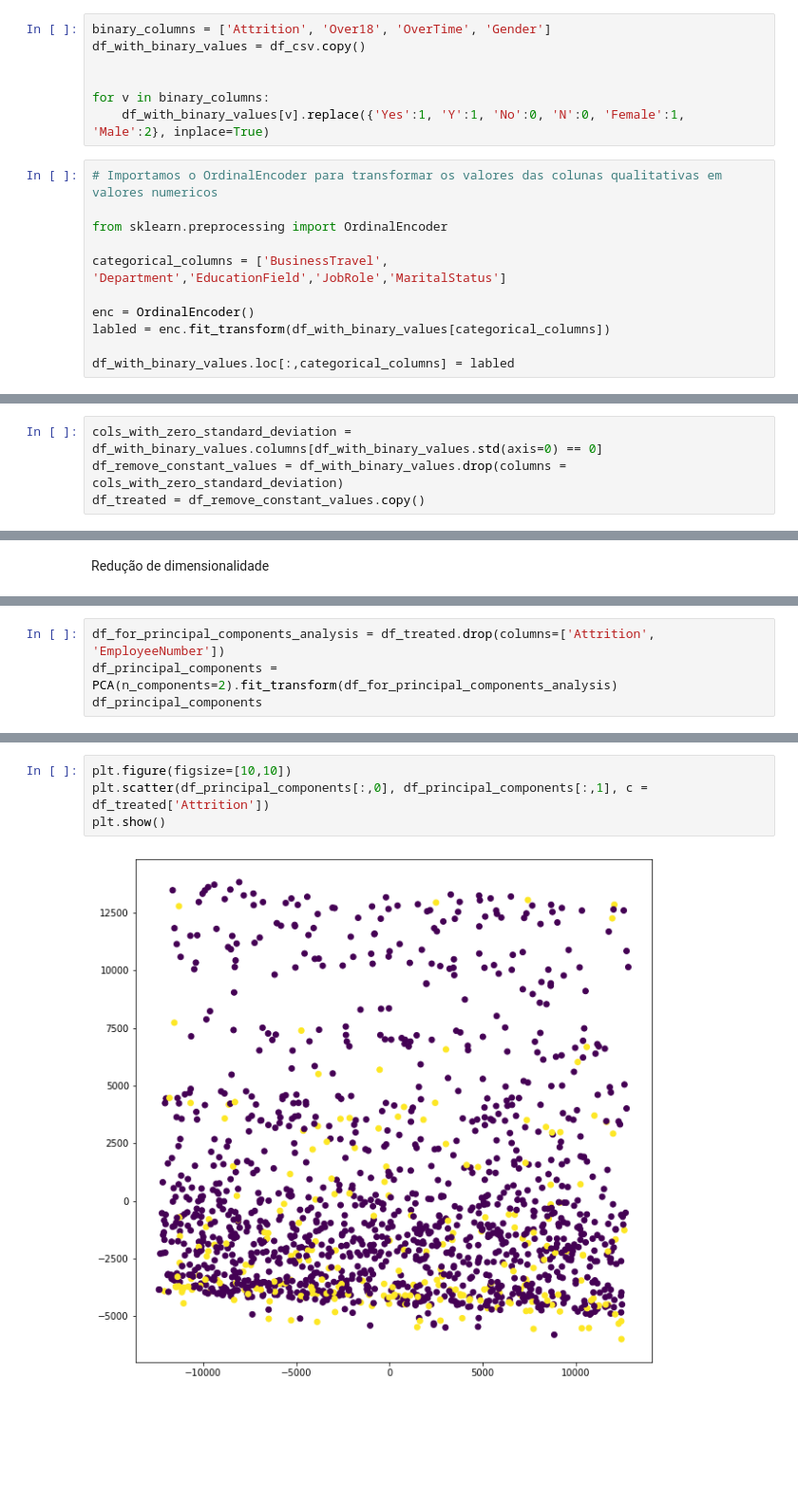
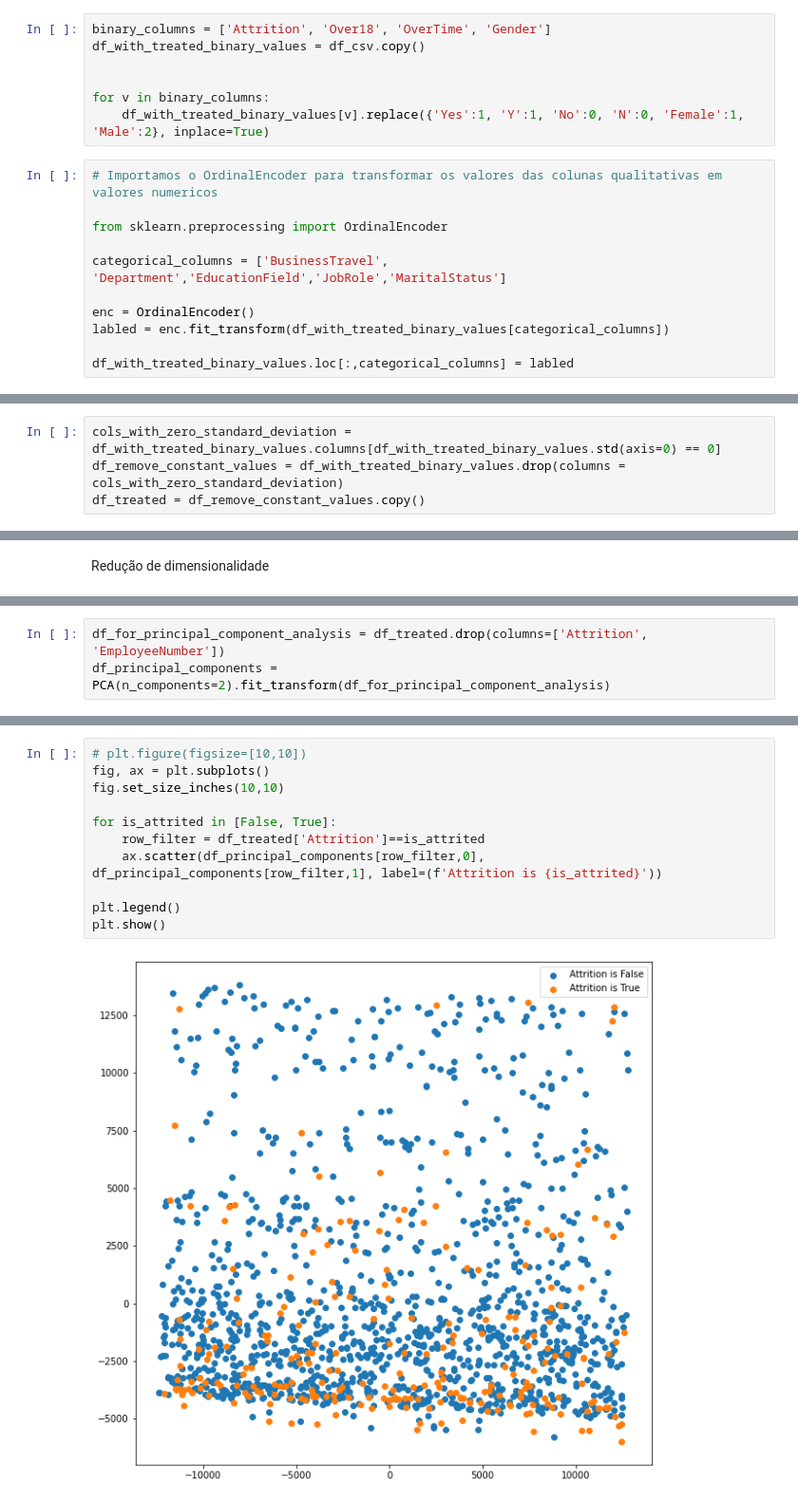
Before and after one commit to gasp37/employee-attrition-and-performance, a Jupyter notebook: employee_attrition_analysis.ipynb, the cells around one changed output, grey strips where cells are left out. Shown: that part at 95% size. Cells and saved outputs as stored; diff of their text form; blank space fills up the shorter version.

```diff
--- a/employee_attrition_analysis.ipynb
+++ b/employee_attrition_analysis.ipynb
@@ -75,11 +78,11 @@ Non-Travel            150
 Name: BusinessTravel, dtype: int64
 # %%
 binary_columns = ['Attrition', 'Over18', 'OverTime', 'Gender']
-df_with_binary_values = df_csv.copy()
+df_with_treated_binary_values = df_csv.copy()
 
 
 for v in binary_columns:
-    df_with_binary_values[v].replace({'Yes':1, 'Y':1, 'No':0, 'N':0, 'Female':1, 'Male':2}, inplace=True)
+    df_with_treated_binary_values[v].replace({'Yes':1, 'Y':1, 'No':0, 'N':0, 'Female':1, 'Male':2}, inplace=True)
 # %%
 # Importamos o OrdinalEncoder para transformar os valores das colunas qualitativas em valores numericos
 
@@ -88,7 +91,7 @@ from sklearn.preprocessing import OrdinalEncoder
 categorical_columns = ['BusinessTravel', 'Department','EducationField','JobRole','MaritalStatus']
 
 enc = OrdinalEncoder()
-labled = enc.fit_transform(df_with_binary_values[categorical_columns])
+labled = enc.fit_transform(df_with_treated_binary_values[categorical_columns])
 
-df_with_binary_values.loc[:,categorical_columns] = labled
+df_with_treated_binary_values.loc[:,categorical_columns] = labled
 # %%
@@ -103,8 +106,8 @@ df_with_binary_values.iloc[:7,:20]
 | 5 | 32 | 0 | 1.0 | 1005 | 1.0 | 2 | 2 | ... |
 | 6 | 59 | 0 | 2.0 | 1324 | 1.0 | 3 | 3 | ... |
 # %%
-cols_with_zero_standard_deviation = df_with_binary_values.columns[df_with_binary_values.std(axis=0) == 0]
-df_remove_constant_values = df_with_binary_values.drop(columns = cols_with_zero_standard_deviation)
+cols_with_zero_standard_deviation = df_with_treated_binary_values.columns[df_with_treated_binary_values.std(axis=0) == 0]
+df_remove_constant_values = df_with_treated_binary_values.drop(columns = cols_with_zero_standard_deviation)
 df_treated = df_remove_constant_values.copy()
 # %%
 corr = df_treated.corr()
@@ -331,4 +300,3 @@ from sklearn.decomposition import PCA
 # %%
-df_for_principal_components_analysis = df_treated.drop(columns=['Attrition', 'EmployeeNumber'])
-df_principal_components = PCA(n_components=2).fit_transform(df_for_principal_components_analysis)
-df_principal_components
+df_for_principal_component_analysis = df_treated.drop(columns=['Attrition', 'EmployeeNumber'])
+df_principal_components = PCA(n_components=2).fit_transform(df_for_principal_component_analysis)
@@ -343,6 +303,13 @@ array([[ 5.14021251e+03, -7.20188195e+02],
 # %%
-plt.figure(figsize=[10,10])
-plt.scatter(df_principal_components[:,0], df_principal_components[:,1], c = df_treated['Attrition'])
+# plt.figure(figsize=[10,10])
+fig, ax = plt.subplots()
+fig.set_size_inches(10,10)
+
+for is_attrited in [False, True]:
+    row_filter = df_treated['Attrition']==is_attrited
+    ax.scatter(df_principal_components[row_filter,0], df_principal_components[row_filter,1], label=(f'Attrition is {is_attrited}'))
+
+plt.legend()
 plt.show()
 # %% [output]
-[figure, old version]
+[figure, new version]
```
Also changed, not shown: parts of 29 cells of this notebook.
